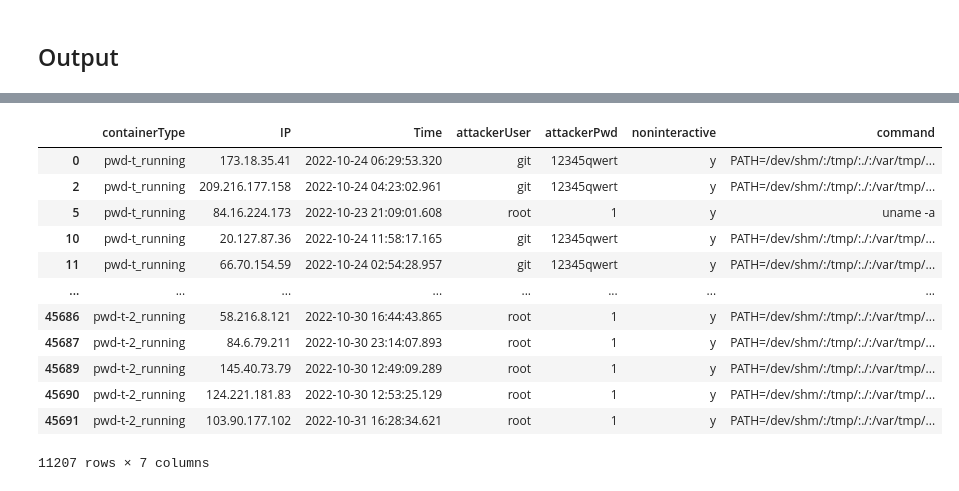
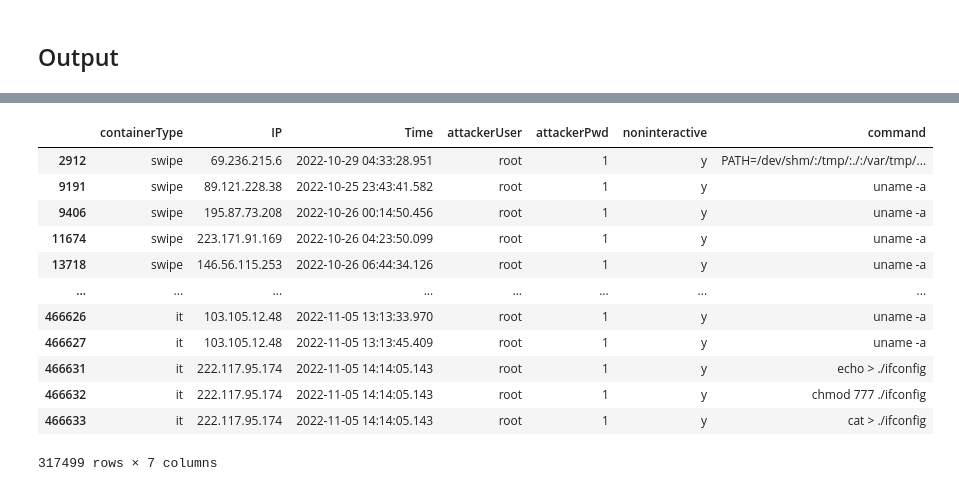
Before and after one commit to friendly-besties-incorporated/all-honeypot-code, a Jupyter notebook: hacs200master.ipynb, the cells around one changed output, grey strips where cells are left out. Drawn from its saved outputs; the diff is of its cells as text; code cells hidden in the pictures.

```diff
--- a/hacs200master.ipynb
+++ b/hacs200master.ipynb
@@ -259,0 +258,7 @@ matchTCP(tcpMatch1, tcpShorter1)
+# %%
+query_control2 = "SELECT (mitm_out2.containerType), (mitm_out2.IP), (mitm_out2.Time), (mitm_out2.attackerUser), (mitm_out2.attackerPwd), (mitm_out2.numCMDS), (mitm_out2.noninteractive) \
+                FROM mitm_out2 \
+                WHERE (mitm_out2.containerType LIKE '%control%')"
+# %%
+control2 = pd.read_sql(query_control2, conn)
+control2
@@ -259,0 +279,5 @@ matchTCP(tcpMatch1, tcpShorter1)
+# %%
+list = ['apacheContainerType', 'apacheIP', 'apacheTime', 'apacheType', 'apacheUserAgent']
+for x in list:
+    control2[x] = np.nan
+control2
@@ -280,0 +300,3 @@ exportCSV(usableTCP1, 'outTCP1')
+# %%
+usable2 = apacheMatch2.append(control2)
+usable2
@@ -281,17 +323,17 @@ exportCSV(usableTCP1, 'outTCP1')
 # %%
-filteredTCPCMDS1 = cmds[(cmds['IP'].isin(usableTCP1['IP'])) & (cmds['containerType'].isin(usableTCP1['containerType'])) & (cmds['Time'].isin(usableTCP1['Time']))]
-filteredTCPCMDS1
+filteredCMDS2 = cmds2[(cmds2['IP'].isin(usable2['IP'])) & (cmds2['containerType'].isin(usable2['containerType'])) & (cmds2['Time'].isin(usable2['Time']))]
+filteredCMDS2
 # %% [output]
 |  | containerType | IP | Time | attackerUser | attackerPwd | noninteractive | command |
-| 0 | pwd-t_running | 173.18.35.41 | 2022-10-24 06:29:53.320 | git | 12345qwert | y | PATH=/dev/shm/:/tmp/:./:/var/tmp/... |
-| 2 | pwd-t_running | 209.216.177.158 | 2022-10-24 04:23:02.961 | git | 12345qwert | y | PATH=/dev/shm/:/tmp/:./:/var/tmp/... |
-| 5 | pwd-t_running | 84.16.224.173 | 2022-10-23 21:09:01.608 | root | 1 | y | uname -a |
-| 10 | pwd-t_running | 20.127.87.36 | 2022-10-24 11:58:17.165 | git | 12345qwert | y | PATH=/dev/shm/:/tmp/:./:/var/tmp/... |
-| 11 | pwd-t_running | 66.70.154.59 | 2022-10-24 02:54:28.957 | git | 12345qwert | y | PATH=/dev/shm/:/tmp/:./:/var/tmp/... |
+| 2912 | swipe | 69.236.215.6 | 2022-10-29 04:33:28.951 | root | 1 | y | PATH=/dev/shm/:/tmp/:./:/var/tmp/... |
+| 9191 | swipe | 89.121.228.38 | 2022-10-25 23:43:41.582 | root | 1 | y | uname -a |
+| 9406 | swipe | 195.87.73.208 | 2022-10-26 00:14:50.456 | root | 1 | y | uname -a |
+| 11674 | swipe | 223.171.91.169 | 2022-10-26 04:23:50.099 | root | 1 | y | uname -a |
+| 13718 | swipe | 146.56.115.253 | 2022-10-26 06:44:34.126 | root | 1 | y | uname -a |
 | ... | ... | ... | ... | ... | ... | ... | ... |
-| 45686 | pwd-t-2_running | 58.216.8.121 | 2022-10-30 16:44:43.865 | root | 1 | y | PATH=/dev/shm/:/tmp/:./:/var/tmp/... |
-| 45687 | pwd-t-2_running | 84.6.79.211 | 2022-10-30 23:14:07.893 | root | 1 | y | PATH=/dev/shm/:/tmp/:./:/var/tmp/... |
-| 45689 | pwd-t-2_running | 145.40.73.79 | 2022-10-30 12:49:09.289 | root | 1 | y | PATH=/dev/shm/:/tmp/:./:/var/tmp/... |
-| 45690 | pwd-t-2_running | 124.221.181.83 | 2022-10-30 12:53:25.129 | root | 1 | y | PATH=/dev/shm/:/tmp/:./:/var/tmp/... |
-| 45691 | pwd-t-2_running | 103.90.177.102 | 2022-10-31 16:28:34.621 | root | 1 | y | PATH=/dev/shm/:/tmp/:./:/var/tmp/... |
+| 466626 | it | 103.105.12.48 | 2022-11-05 13:13:33.970 | root | 1 | y | uname -a |
+| 466627 | it | 103.105.12.48 | 2022-11-05 13:13:45.409 | root | 1 | y | uname -a |
+| 466631 | it | 222.117.95.174 | 2022-11-05 14:14:05.143 | root | 1 | y | echo > ./ifconfig |
+| 466632 | it | 222.117.95.174 | 2022-11-05 14:14:05.143 | root | 1 | y | chmod 777 ./ifconfig |
+| 466633 | it | 222.117.95.174 | 2022-11-05 14:14:05.143 | root | 1 | y | cat > ./ifconfig |
-11207 rows × 7 columns
+317499 rows × 7 columns
```
Also changed, not shown: parts of 113 cells of this notebook.
